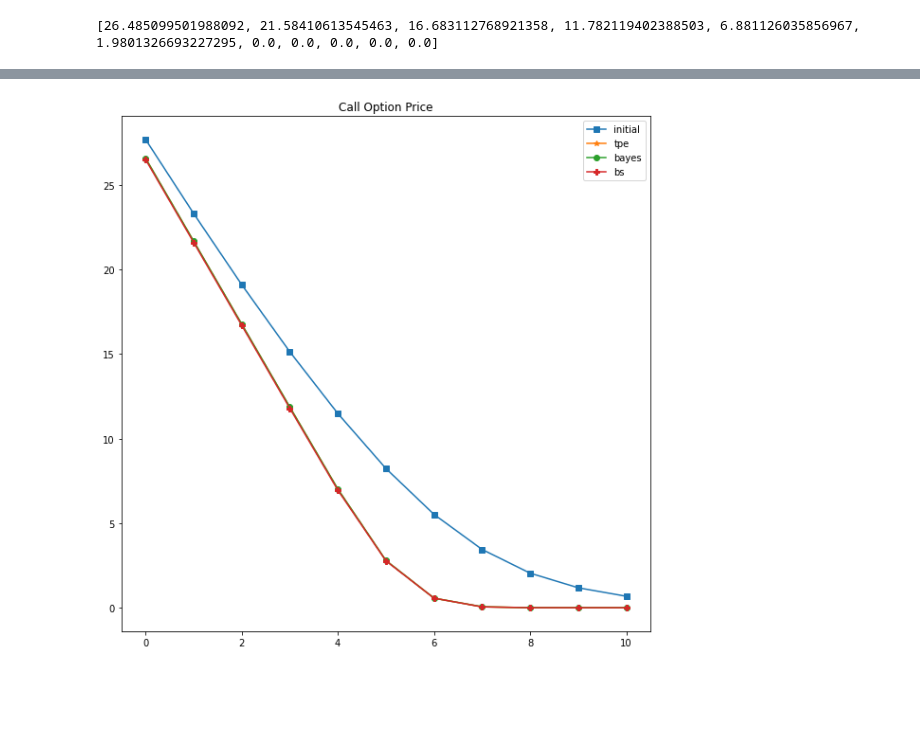
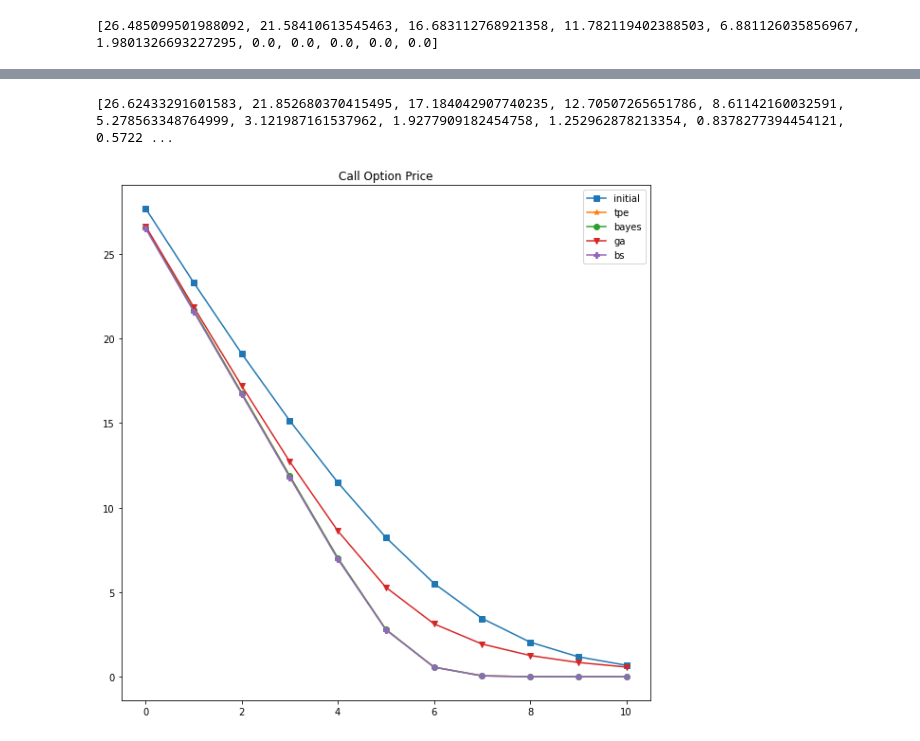
Before and after one commit to yh5529/RU_numerical_project, a Jupyter notebook: NA Project.ipynb, the cells around one changed output, grey strips where cells are left out. Cells and saved outputs as stored; diff of their text form; code cells hidden in the pictures; blank space fills up the shorter version.

```diff
--- a/NA Project.ipynb
+++ b/NA Project.ipynb
@@ -168,14 +205,29 @@ print(bayes_call_price)
+# %%
+para3 = {'k': 0.00073419, 'rho': 0.06236637, 'theta': 0.00405447, 'v_0': 0.01519778, 'xi': 0.24350673}
+# %%
+s3,v3 = heston_model(100,1,0.02,252,10000,**para3)
+P3 = np.zeros((10000,len(K)))
+for i in range(len(K)):
+    P3[:,i] = np.maximum(s3[:,-1] - K[i],0)
+
+P3 = np.mean(P3,axis = 0)
+ga_call_price = P3*np.exp(-0.02*1)
+ga_call_price = ga_call_price.tolist()
+print(ga_call_price)
+# %% [output]
+[26.62433291601583, 21.852680370415495, 17.184042907740235, 12.70507265651786, 8.61142160032591, 5.278563348764999, 3.121987161537962, 1.9277909182454758, 1.252962878213354, 0.8378277394454121, 0.5722 ...
 # %%
 plt.figure(figsize=(10,10))
 plt.plot(call_price,'s-',label='initial')
 plt.plot(tpe_call_price,'*-',label='tpe')
 plt.plot(tpe_call_price,'o-',label='bayes')
+plt.plot(ga_call_price,'v-',label='ga')
 plt.plot(bs_price,'P-',label='bs')
 plt.legend()
 plt.title('Call Option Price')
 plt.show()
 # %% [output]
-[figure, old version]
+[figure, new version]
 # %%
 def DIFF(real,predict):
     diff = []
```
Also changed, not shown: parts of 4 cells of this notebook.
